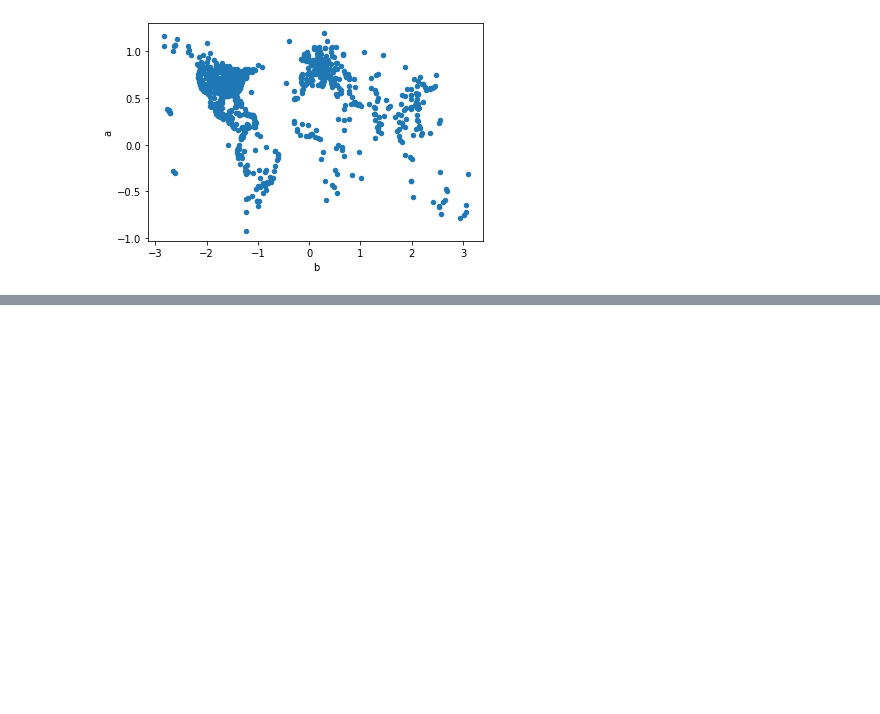
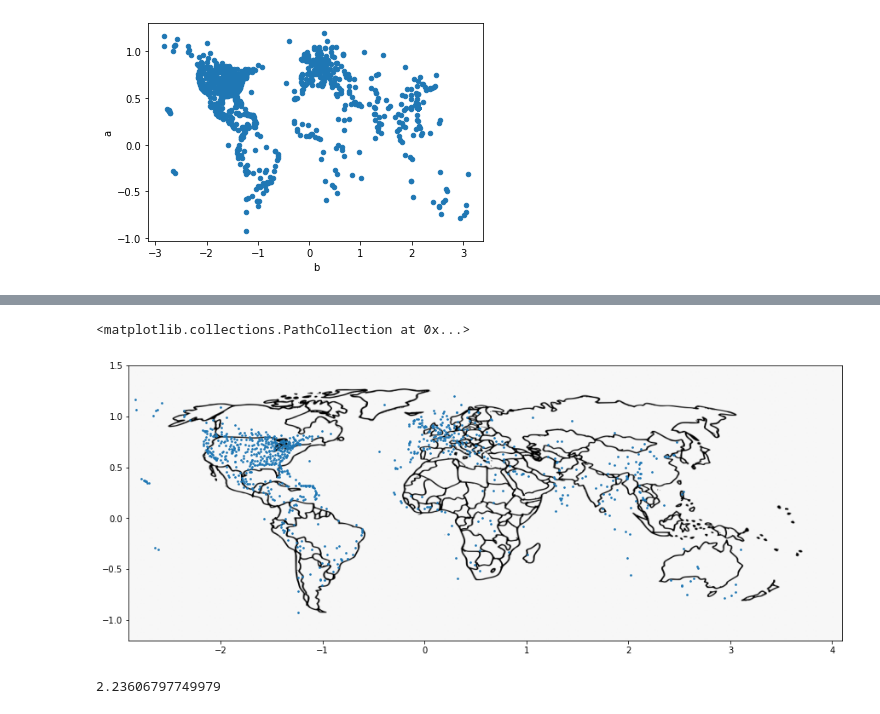
Before and after one commit to carlosiruiz/exercises, a Jupyter notebook: Untitled1.ipynb, the cells around one changed output, grey strips where cells are left out. Saved outputs shown, nothing was run; the diff lists cells and outputs as text; code cells hidden in the pictures; blank space fills up the shorter version.

```diff
--- a/Untitled1.ipynb
+++ b/Untitled1.ipynb
@@ -34,0 +39,12 @@ ax=size.plot.scatter("x","y",s="size")
+# %%
+img = plt.imread("world.png")
+fig, ax = plt.subplots(figsize=(15,25))
+ax.imshow(img, extent=[-2.9,4.1,-1.2,1.5])
+ax.scatter(size.x,size.y ,s= size.size/1000)
+# %% [output]
+<matplotlib.collections.PathCollection at 0x...>
+[figure, added]
+# %%
+np.sqrt(5)
+# %% [output]
+2.23606797749979
```
Also changed, not shown: parts of 4 cells of this notebook, 1 other file.
